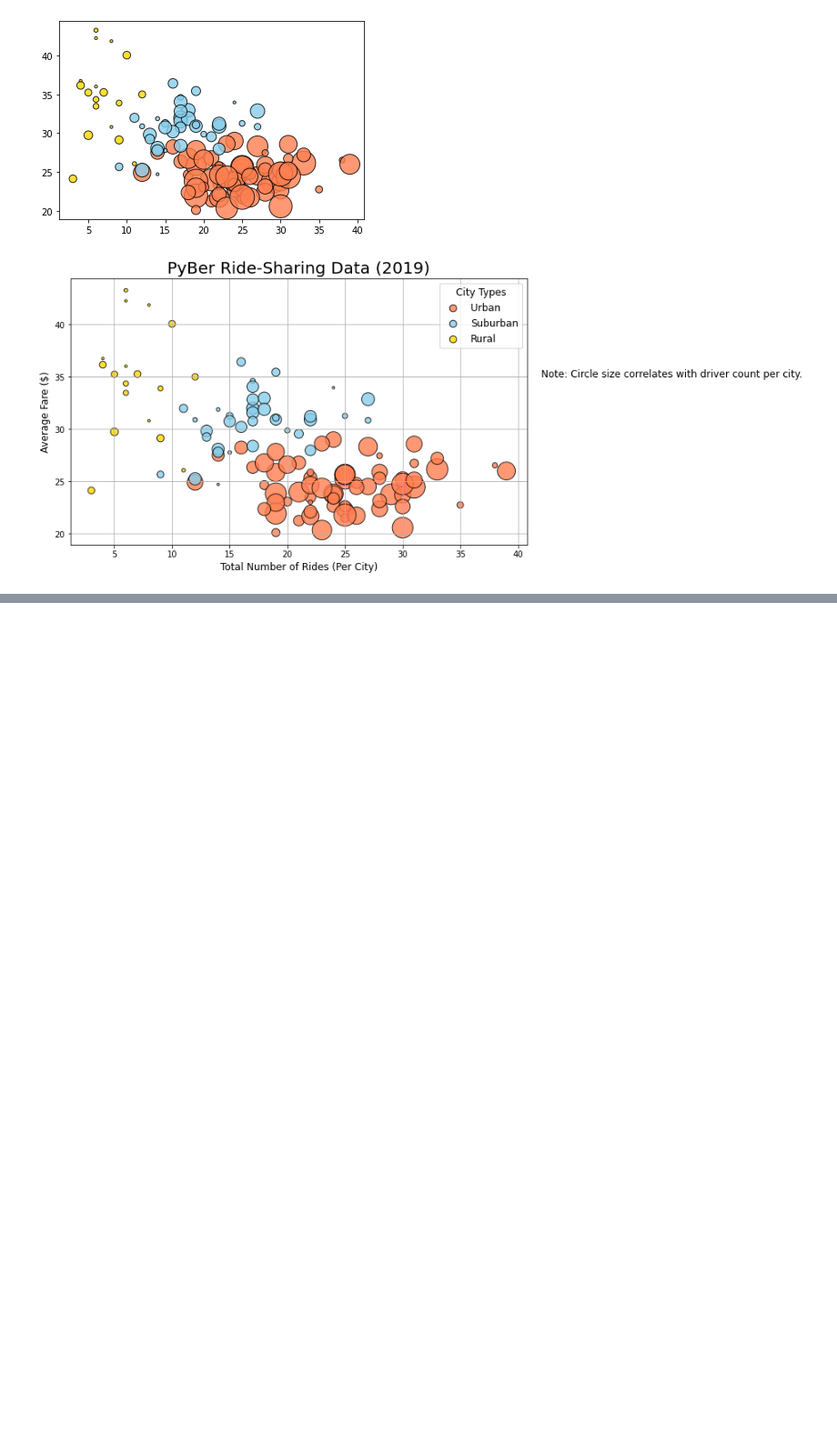
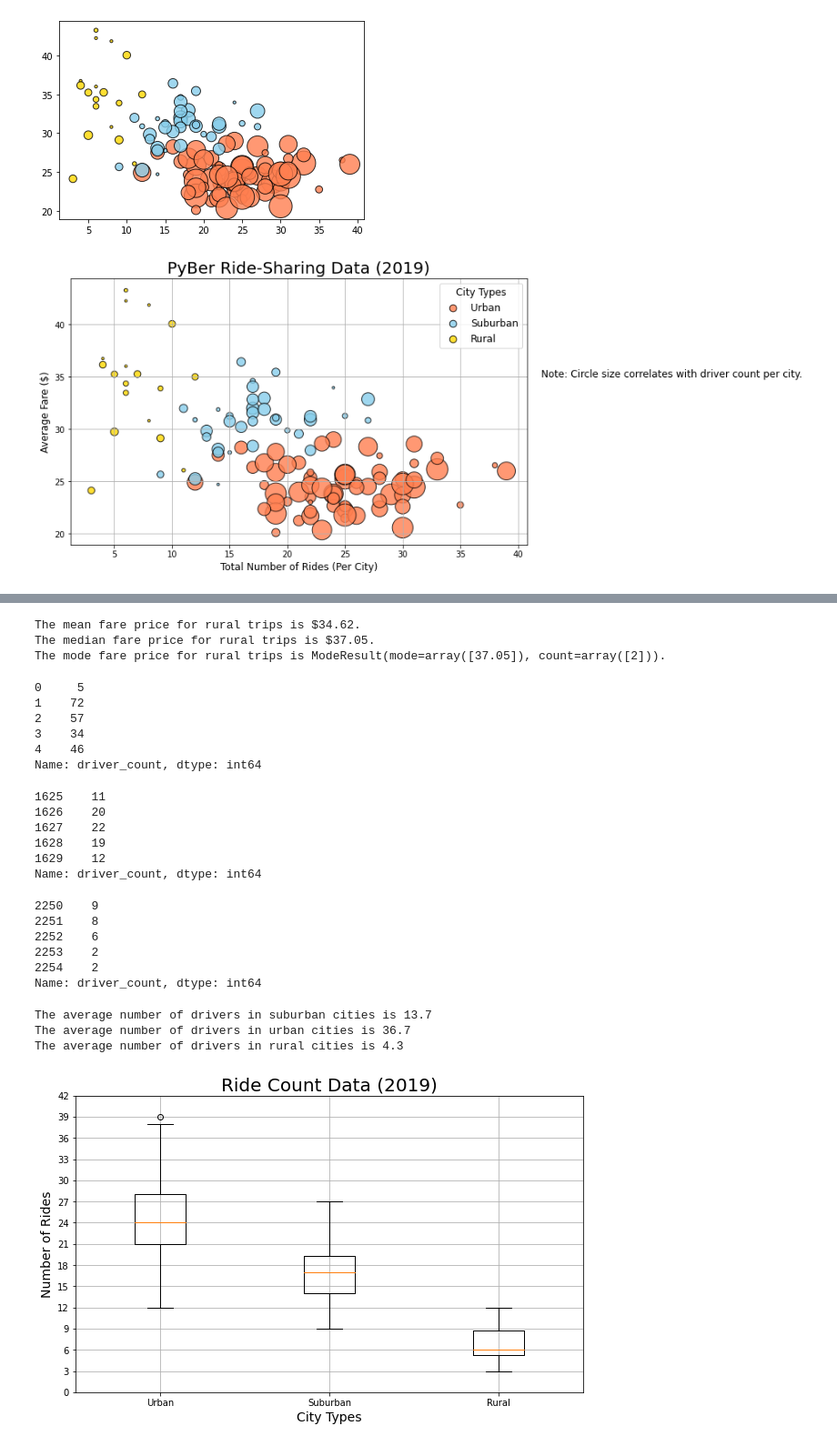
Before and after one commit to pmercado625/Pyber_Analysis, a Jupyter notebook: PyBer.ipynb, the cells around one changed output, grey strips where cells are left out. Shown: that part at 91% size. Cells and saved outputs as stored; diff of their text form; code cells hidden in the pictures; blank space fills up the shorter version.

Commit message:
with new figures of data

```diff
--- a/PyBer.ipynb
+++ b/PyBer.ipynb
@@ -318,0 +465,77 @@ plt.show()
+# %%
+# Calculate the measures of central tendency for the average fare for the rural cities.
+mean_rural_fares = np.mean(rural_fares)
+print(f"The mean fare price for rural trips is ${mean_rural_fares:.2f}.")
+
+median_rural_fares = np.median(rural_fares)
+print(f"The median fare price for rural trips is ${median_rural_fares:.2f}.")
+
+mode_rural_fares = sts.mode(rural_fares)
+print(f"The mode fare price for rural trips is {mode_rural_fares}.")
+# %% [output]
+The mean fare price for rural trips is $34.62.
+The median fare price for rural trips is $37.05.
+The mode fare price for rural trips is ModeResult(mode=array([37.05]), count=array([2])).
+# %%
+# Get the driver count data from the urban cities.
+urban_drivers = urban_cities_df['driver_count']
+urban_drivers.head()
+# %% [output]
+0     5
+1    72
+2    57
+3    34
+4    46
+Name: driver_count, dtype: int64
+# %%
+# Get the driver count data from the suburban cities.
+suburban_drivers = suburban_cities_df['driver_count']
+suburban_drivers.head()
+# %% [output]
+1625    11
+1626    20
+1627    22
+1628    19
+1629    12
+Name: driver_count, dtype: int64
+# %%
+# Get the driver count data from the rural cities.
+rural_drivers = rural_cities_df['driver_count']
+rural_drivers.head()
+# %% [output]
+2250    9
+2251    8
+2252    6
+2253    2
+2254    2
+Name: driver_count, dtype: int64
+# %%
+# Calculate mean for the average number of drivers for the city types
+suburban_drivers_mean = np.mean(suburban_drivers)
+print(f"The average number of drivers in suburban cities is {suburban_drivers_mean:.1f}")
+
+urban_drivers_mean = np.mean(urban_drivers)
+print(f"The average number of drivers in urban cities is {urban_drivers_mean:.1f}")
+
+rural_drivers_mean = np.mean(rural_drivers)
+print(f"The average number of drivers in rural cities is {rural_drivers_mean:.1f}")
+# %% [output]
+The average number of drivers in suburban cities is 13.7
+The average number of drivers in urban cities is 36.7
+The average number of drivers in rural cities is 4.3
+# %%
+# Add all ride count box-and-whisker plots to the same graph.
+x_labels = ["Urban", "Suburban","Rural"]
+ride_count_data = [urban_ride_count, suburban_ride_count, rural_ride_count]
+fig, ax = plt.subplots(figsize=(10, 6))
+ax.set_title('Ride Count Data (2019)',fontsize=20)
+ax.set_ylabel('Number of Rides',fontsize=14)
+ax.set_xlabel("City Types",fontsize=14)
+ax.boxplot(ride_count_data, labels=x_labels)
+ax.set_yticks(np.arange(0, 45, step=3.0))
+ax.grid()
+# Save the figure.
+plt.savefig("analysis/Fig2.png")
+plt.show()
+# %% [output]
+[figure, added]
```
Also changed, not shown: parts of 18 cells of this notebook, 3 other files.
